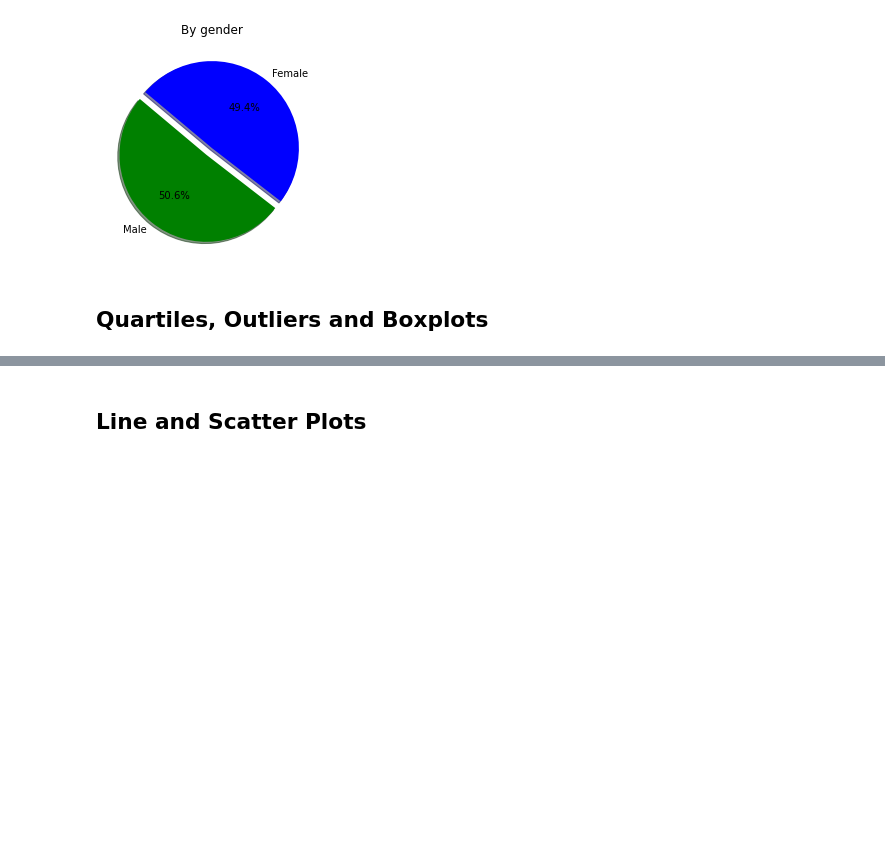
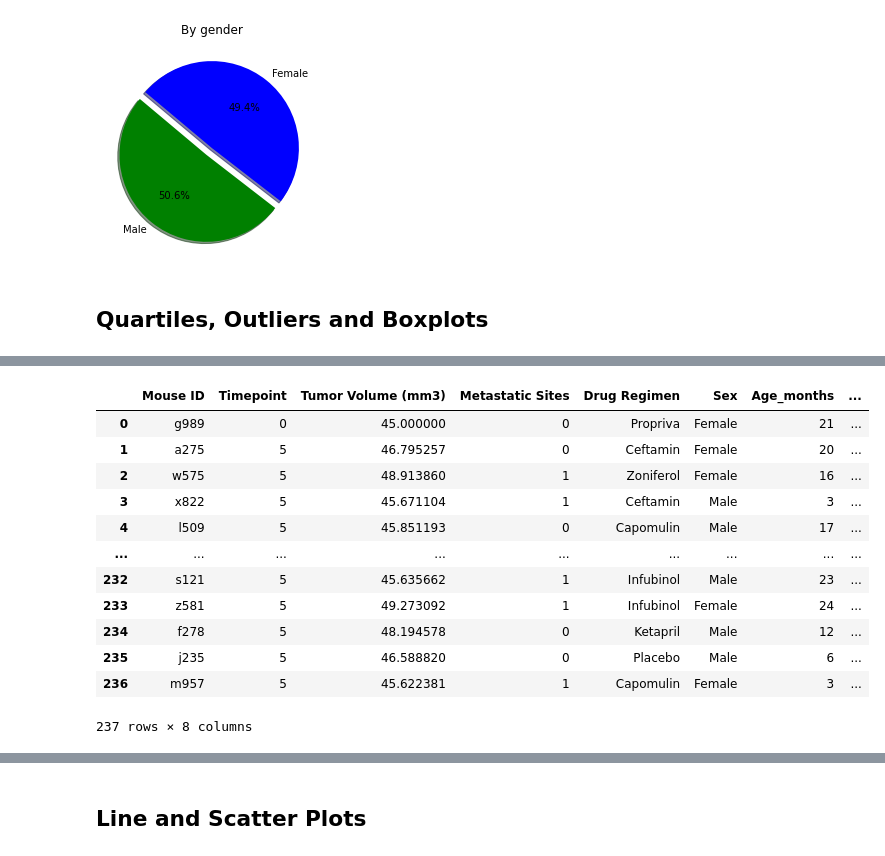
Before and after one commit to bekhemhorne/SMU_HOMEWORK09, a Jupyter notebook: 05-Matplotlib/Submissions/Pymaceuticals_BH.ipynb, the cells around one changed output, grey strips where cells are left out. Cells and saved outputs as stored; diff of their text form; code cells hidden in the pictures; blank space fills up the shorter version.

```diff
--- a/05-Matplotlib/Submissions/Pymaceuticals_BH.ipynb
+++ b/05-Matplotlib/Submissions/Pymaceuticals_BH.ipynb
@@ -278,0 +305,18 @@ plt.show()
+# %%
+#Create the new table from the previous groupby dataframe and include mouse id and times
+frm3 = pd.merge(frm2, greatest, on=["Mouse ID", "Timepoint"], how="inner")
+frm3
+# %% [output]
+|  | Mouse ID | Timepoint | Tumor Volume (mm3) | Metastatic Sites | Drug Regimen | Sex | Age_months | ... |
+| 0 | g989 | 0 | 45.000000 | 0 | Propriva | Female | 21 | ... |
+| 1 | a275 | 5 | 46.795257 | 0 | Ceftamin | Female | 20 | ... |
+| 2 | w575 | 5 | 48.913860 | 1 | Zoniferol | Female | 16 | ... |
+| 3 | x822 | 5 | 45.671104 | 1 | Ceftamin | Male | 3 | ... |
+| 4 | l509 | 5 | 45.851193 | 0 | Capomulin | Male | 17 | ... |
+| ... | ... | ... | ... | ... | ... | ... | ... | ... |
+| 232 | s121 | 5 | 45.635662 | 1 | Infubinol | Male | 23 | ... |
+| 233 | z581 | 5 | 49.273092 | 1 | Infubinol | Female | 24 | ... |
+| 234 | f278 | 5 | 48.194578 | 0 | Ketapril | Male | 12 | ... |
+| 235 | j235 | 5 | 46.588820 | 0 | Placebo | Male | 6 | ... |
+| 236 | m957 | 5 | 45.622381 | 1 | Capomulin | Female | 3 | ... |
+237 rows × 8 columns
```
Also changed, not shown: parts of 8 cells of this notebook.
